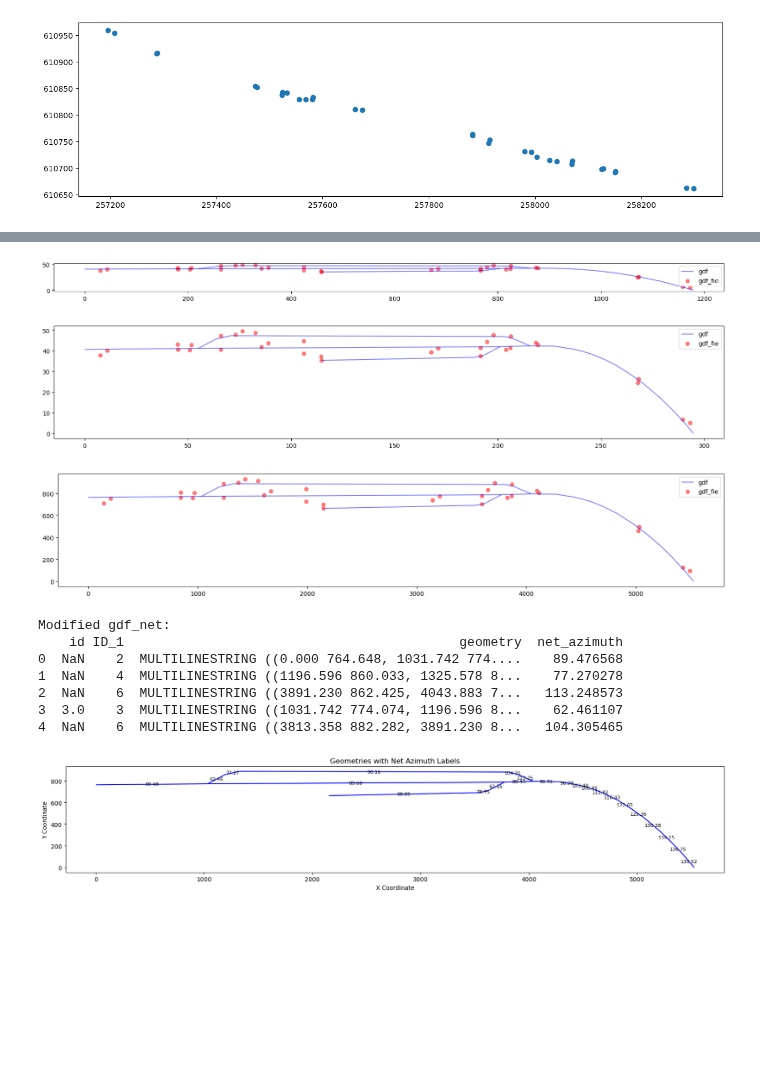
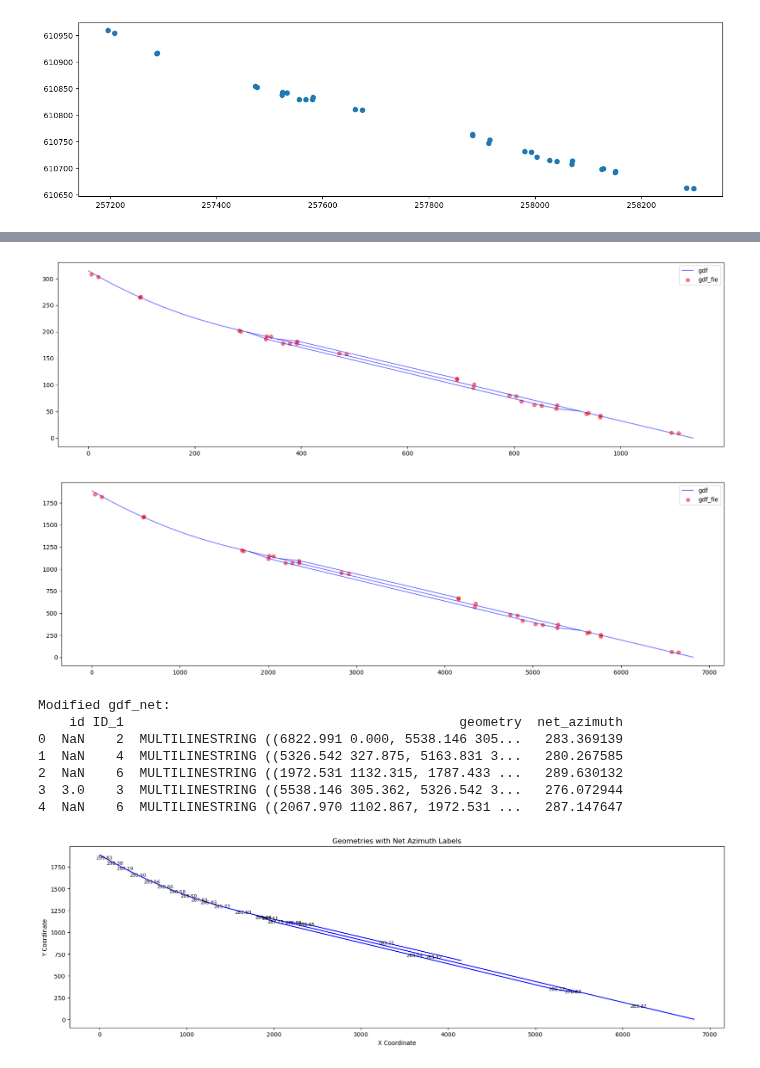
Before and after one commit to mwoj-tech/geo2screen, a Jupyter notebook: main.ipynb, the cells around one changed output, grey strips where cells are left out. Drawn from its saved outputs; the diff is of its cells as text; code cells hidden in the pictures; blank space fills up the shorter version.

```diff
--- a/main.ipynb
+++ b/main.ipynb
@@ -123,19 +64,19 @@ df_rotated2_fie.plot(figsize=(20, 20))
 # %%
 # Save the GeoDataFrames as a GeoJSON files
-df_rotated2_net.to_file('temp_net.geojson', driver='GeoJSON')
-df_rotated2_fie.to_file('temp_fie.geojson', driver='GeoJSON')
+gdf_net_geo.to_file('temp_net.geojson', driver='GeoJSON')
+gdf_fie_geo.to_file('temp_fie.geojson', driver='GeoJSON')
 #Paths
 geojson_path2_net = 'temp_net.geojson'
 geojson_path2_fie = 'temp_fie.geojson'
 #Read geojson files
-gdf_net_rotated_translated = gpd.read_file(geojson_path2_net)
-gdf_fie_rotated_translated = gpd.read_file(geojson_path2_fie)
+gdf_net_geo_translated = gpd.read_file(geojson_path2_net)
+gdf_fie_geo_translated = gpd.read_file(geojson_path2_fie)
 # %%
 # Oblicz minimalne współrzędne (xmin, ymin) dla każdego z geometrii
-min_coords = gdf_net_rotated_translated.bounds.min()
+min_coords = gdf_net_geo_translated.bounds.min()
 # %%
 # Przesuń wszystkie geometrie w lewo i w dół o wartości minimalnych współrzędnych
-gdf_net_rotated_translated['geometry'] = gdf_net_rotated_translated.translate(xoff=-min_coords['minx'], yoff=-min_coords['miny'])
-gdf_fie_rotated_translated['geometry'] = gdf_fie_rotated_translated.translate(xoff=-min_coords['minx'], yoff=-min_coords['miny'])
+gdf_net_geo_translated['geometry'] = gdf_net_geo_translated.translate(xoff=-min_coords['minx'], yoff=-min_coords['miny'])
+gdf_fie_geo_translated['geometry'] = gdf_fie_geo_translated.translate(xoff=-min_coords['minx'], yoff=-min_coords['miny'])
 # %%
 # Merge non-spatial properties back into the modified GeoDataFrame
@@ -169,10 +110,10 @@ gdf_fie_rotated_translated.plot(figsize=(20, 20))
 fig, ax = plt.subplots(figsize=(20, 20))
 
 # Plot the first GeoDataFrame on the specified axis
-gdf_net_rotated_translated.plot(ax=ax, color='blue', alpha=0.5, label='gdf')
+gdf_net_geo_translated.plot(ax=ax, color='blue', alpha=0.5, label='gdf')
 
 # Plot the second GeoDataFrame on the same axis
-gdf_fie_rotated_translated.plot(ax=ax, color='red', alpha=0.5, label='gdf_fie')
+gdf_fie_geo_translated.plot(ax=ax, color='red', alpha=0.5, label='gdf_fie')
 
 # Add legend
 ax.legend()
@@ -180,4 +121,4 @@ ax.legend()
 # Show the plot
 plt.show()
 # %% [output]
-[figure, old version]
+[figure, new version]
@@ -192,20 +125,3 @@ gdf_fie_rotated_translated['geometry'] = gdf_fie_rotated_translated['geometry'].
-# %%
-# Create a new figure and axis
-fig, ax = plt.subplots(figsize=(20, 20))
-
-# Plot the first GeoDataFrame on the specified axis
-gdf_net_rotated_translated.plot(ax=ax, color='blue', alpha=0.5, label='gdf')
-
-# Plot the second GeoDataFrame on the same axis
-gdf_fie_rotated_translated.plot(ax=ax, color='red', alpha=0.5, label='gdf_fie')
-
-# Add legend
-ax.legend()
-
-# Show the plot
-plt.show()
-# %% [output]
-[figure, removed]
 # %%
 # Function to scale both x and y coordinates by a factor with origin at (0,0)
 def scale_xy(geometry, factor):
@@ -213,25 +129,25 @@ def scale_xy(geometry, factor):
     return affine_transform(geometry, [factor, 0, 0, factor, 0, 0])
 
 # Apply the scaling operation to the geometry column
-gdf_net_rotated_translated['geometry'] = gdf_net_rotated_translated['geometry'].apply(scale_xy, factor=18.75)
-gdf_fie_rotated_translated['geometry'] = gdf_fie_rotated_translated['geometry'].apply(scale_xy, factor=18.75)
+gdf_net_geo_translated['geometry'] = gdf_net_geo_translated['geometry'].apply(scale_xy, factor=6)
+gdf_fie_geo_translated['geometry'] = gdf_fie_geo_translated['geometry'].apply(scale_xy, factor=6)
 # %%
 # Create a new figure and axis
 fig, ax = plt.subplots(figsize=(20, 20))
 
 # Plot the first GeoDataFrame on the specified axis
-gdf_net_rotated_translated.plot(ax=ax, color='blue', alpha=0.5, label='gdf')
+gdf_net_geo_translated.plot(ax=ax, color='blue', alpha=0.5, label='gdf')
 
 # Plot the second GeoDataFrame on the same axis
-gdf_fie_rotated_translated.plot(ax=ax, color='red', alpha=0.5, label='gdf_fie')
+gdf_fie_geo_translated.plot(ax=ax, color='red', alpha=0.5, label='gdf_fie')
 
 # Add legend
 ax.legend()
 
 # Show the plot
 plt.show()
 # %% [output]
-[figure, old version]
+[figure, new version]
 # %%
 # Define a function to calculate azimuth with values adjusted to follow the convention
 def calculate_azimuth(geometry):
@@ -244,26 +160,26 @@ def calculate_azimuth(geometry):
     return azimuth
 
 # Calculate azimuth for gdf_net and add it as a new column
-gdf_net_rotated_translated['net_azimuth'] = gdf_net_rotated_translated['geometry'].apply(calculate_azimuth)
+gdf_net_geo_translated['net_azimuth'] = gdf_net_geo_translated['geometry'].apply(calculate_azimuth)
 
 # Print the first few rows of the modified GeoDataFrames
 print("Modified gdf_net:")
-print(gdf_net_rotated_translated.head())
+print(gdf_net_geo_translated.head())
 # %% [output]
 Modified gdf_net:
     id ID_1                                           geometry  net_azimuth
-0  NaN    2  MULTILINESTRING ((0.000 764.648, 1031.742 774....    89.476568
-1  NaN    4  MULTILINESTRING ((1196.596 860.033, 1325.578 8...    77.270278
-2  NaN    6  MULTILINESTRING ((3891.230 862.425, 4043.883 7...   113.248573
-3  3.0    3  MULTILINESTRING ((1031.742 774.074, 1196.596 8...    62.461107
-4  NaN    6  MULTILINESTRING ((3813.358 882.282, 3891.230 8...   104.305465
+0  NaN    2  MULTILINESTRING ((6822.991 0.000, 5538.146 305...   283.369139
+1  NaN    4  MULTILINESTRING ((5326.542 327.875, 5163.831 3...   280.267585
+2  NaN    6  MULTILINESTRING ((1972.531 1132.315, 1787.433 ...   289.630132
+3  3.0    3  MULTILINESTRING ((5538.146 305.362, 5326.542 3...   276.072944
+4  NaN    6  MULTILINESTRING ((2067.970 1102.867, 1972.531 ...   287.147647
 # %%
 # Plot the geometries
 fig, ax = plt.subplots(figsize=(20, 20))
-gdf_net_rotated_translated.plot(ax=ax, color='blue')
+gdf_net_geo_translated.plot(ax=ax, color='blue')
 
 # Add labels for net_azimuth
-for idx, row in gdf_net_rotated_translated.iterrows():
+for idx, row in gdf_net_geo_translated.iterrows():
     centroid = row.geometry.centroid
     ax.text(centroid.x, centroid.y, f"{row['net_azimuth']:.2f}", fontsize=8, ha='center', va='center')
 
@@ -275,7 +191,7 @@ ax.set_ylabel('Y Coordinate')
 # Show plot
 plt.show()
 # %% [output]
-[figure, old version]
+[figure, new version]
 # %%
 # Define a function to find nearest gdf_net element and inherit azimuth
 def inherit_azimuth(row):
```
Also changed, not shown: parts of 26 cells of this notebook, 4 other files.
